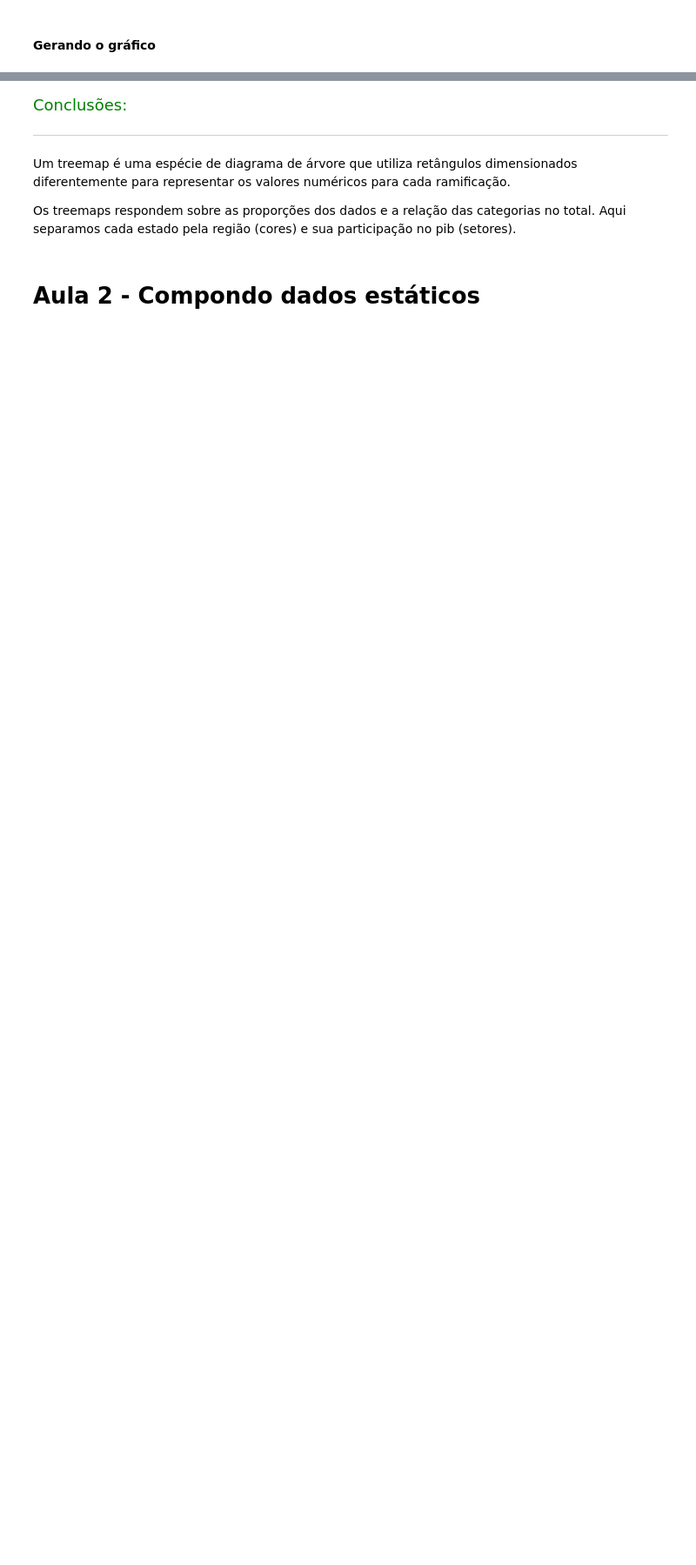
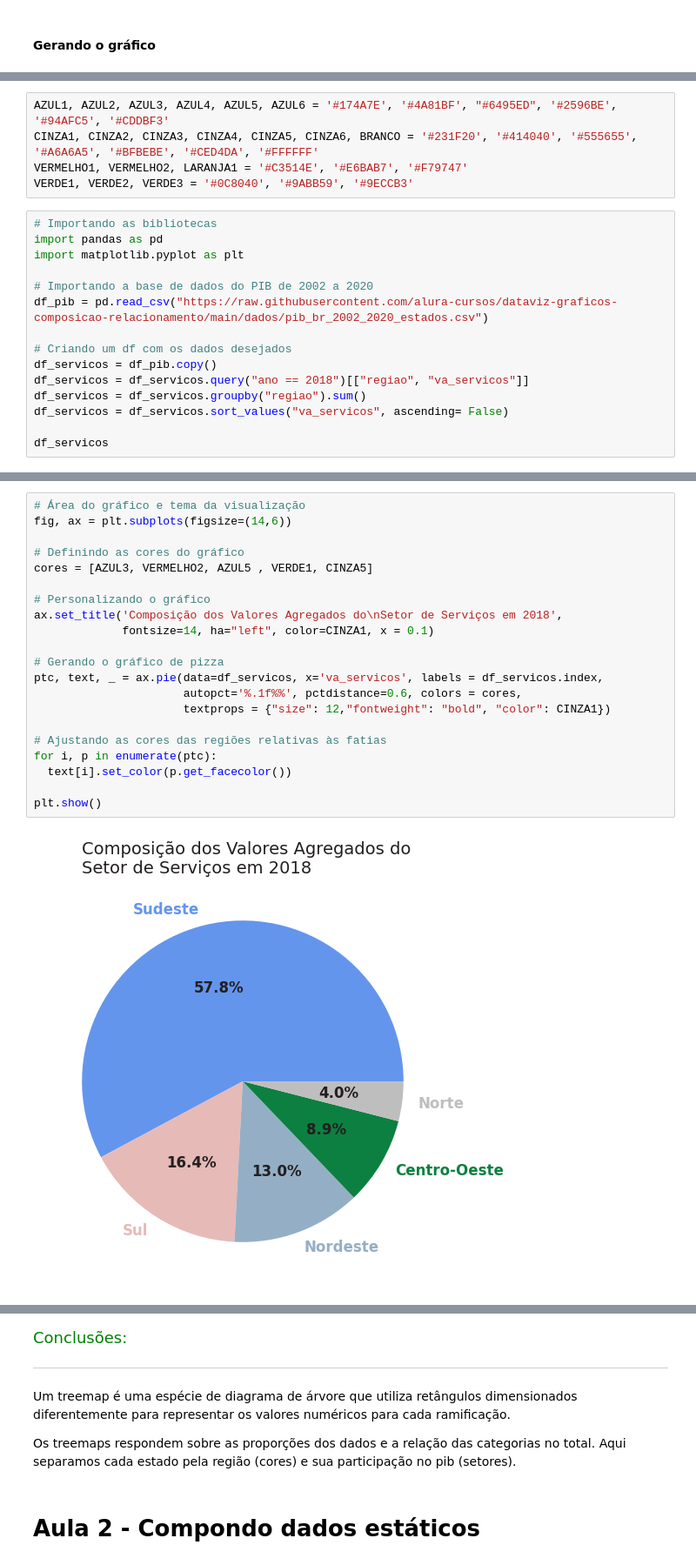
Before and after one commit to Matheus-Pombeiro/dataviz_composition_relationship_charts, a Jupyter notebook: composition_relationship_charts.ipynb, the cells around one changed output, grey strips where cells are left out. Shown at 87% size. Cells and saved outputs as stored; diff of their text form; blank space fills up the shorter version.

```diff
--- a/composition_relationship_charts.ipynb
+++ b/composition_relationship_charts.ipynb
@@ -322,0 +417,20 @@ fig.show()
+# %%
+AZUL1, AZUL2, AZUL3, AZUL4, AZUL5, AZUL6 = '#174A7E', '#4A81BF', "#6495ED", '#2596BE', '#94AFC5', '#CDDBF3'
+CINZA1, CINZA2, CINZA3, CINZA4, CINZA5, CINZA6, BRANCO = '#231F20', '#414040', '#555655', '#A6A6A5', '#BFBEBE', '#CED4DA', '#FFFFFF'
+VERMELHO1, VERMELHO2, LARANJA1 = '#C3514E',	'#E6BAB7', '#F79747'
+VERDE1, VERDE2, VERDE3 = '#0C8040', '#9ABB59', '#9ECCB3'
+# %%
+# Importando as bibliotecas
+import pandas as pd
+import matplotlib.pyplot as plt
+
+# Importando a base de dados do PIB de 2002 a 2020
+df_pib = pd.read_csv("https://raw.githubusercontent.com/alura-cursos/dataviz-graficos-composicao-relacionamento/main/dados/pib_br_2002_2020_estados.csv")
+
+# Criando um df com os dados desejados
+df_servicos = df_pib.copy()
+df_servicos = df_servicos.query("ano == 2018")[["regiao", "va_servicos"]]
+df_servicos = df_servicos.groupby("regiao").sum()
+df_servicos = df_servicos.sort_values("va_servicos", ascending= False)
+
+df_servicos
@@ -322,0 +445,23 @@ fig.show()
+# %%
+# Área do gráfico e tema da visualização
+fig, ax = plt.subplots(figsize=(14,6))
+
+# Definindo as cores do gráfico
+cores = [AZUL3, VERMELHO2, AZUL5 , VERDE1, CINZA5]
+
+# Personalizando o gráfico
+ax.set_title('Composição dos Valores Agregados do\nSetor de Serviços em 2018',
+             fontsize=14, ha="left", color=CINZA1, x = 0.1)
+
+# Gerando o gráfico de pizza
+ptc, text, _ = ax.pie(data=df_servicos, x='va_servicos', labels = df_servicos.index,
+                      autopct='%.1f%%', pctdistance=0.6, colors = cores,
+                      textprops = {"size": 12,"fontweight": "bold", "color": CINZA1})
+
+# Ajustando as cores das regiões relativas às fatias
+for i, p in enumerate(ptc):
+  text[i].set_color(p.get_facecolor())
+
+plt.show()
+# %% [output]
+[figure, added]
```
Also changed, not shown: parts of 15 cells of this notebook.
